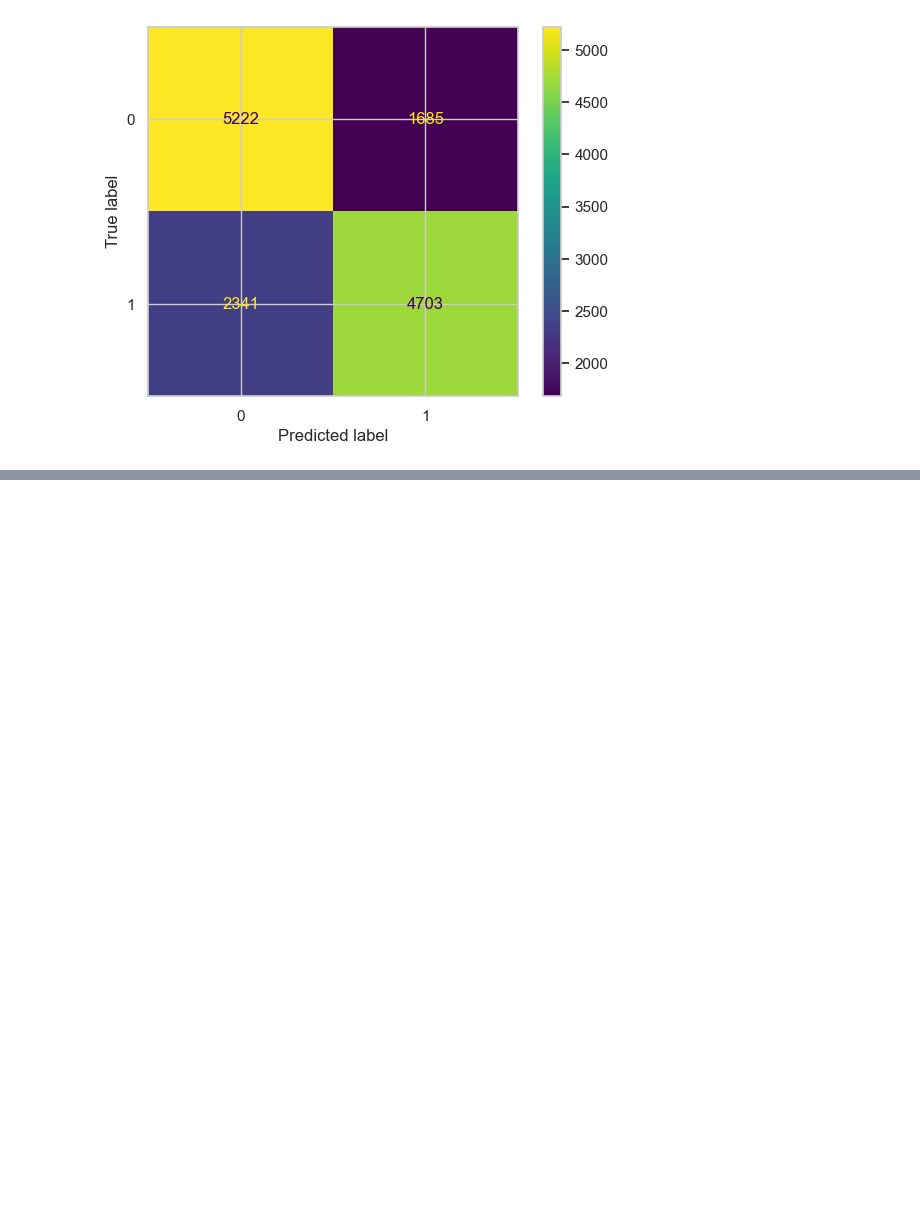
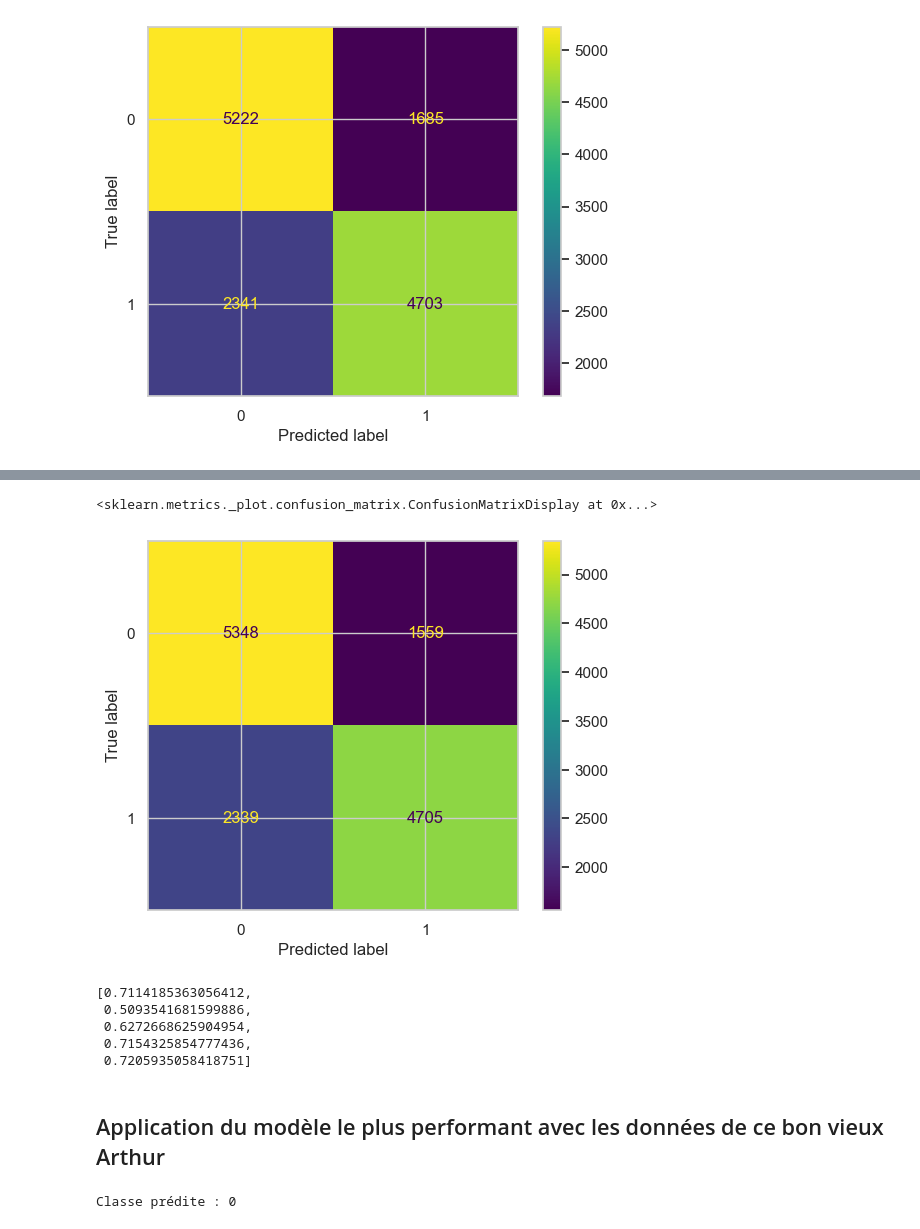
Before and after one commit to ali-bousrira/cardio-vasc-risks, a Jupyter notebook: Cardiovascular risks.ipynb, the cells around one changed output, grey strips where cells are left out. Saved outputs shown, nothing was run; the diff lists cells and outputs as text; code cells hidden in the pictures; blank space fills up the shorter version.

```diff
--- a/Cardiovascular risks.ipynb
+++ b/Cardiovascular risks.ipynb
@@ -295,0 +444,7 @@ disp.plot()
+# %%
+X = df_clean[["age","gender","height","weight","ap_hi","ap_lo","cholesterol","gluc"]]
+y = df_clean["cardio"]
+
+X_train, X_test, y_train, y_test = train_test_split(X, y, test_size=0.2, random_state=42)
+
+X_train.head()
@@ -295,0 +458,7 @@ disp.plot()
+# %%
+model = LogisticRegression(max_iter=1000, C=1.0, penalty='l2', solver='lbfgs')
+model.fit(X_train, y_train)
+
+y_pred = model.predict(X_test)
+print("Accuracy :", accuracy_score(y_test, y_pred))
+print("Rapport de classification :\n", classification_report(y_test, y_pred))
@@ -295,0 +483,24 @@ disp.plot()
+# %%
+cm = confusion_matrix(y_test, y_pred)
+disp = ConfusionMatrixDisplay(confusion_matrix=cm)
+disp.plot()
+# %% [output]
+<sklearn.metrics._plot.confusion_matrix.ConfusionMatrixDisplay at 0x...>
+[figure, added]
+# %%
+scores.append(accuracy_score(y_test, y_pred))
+scores
+# %% [output]
+[0.7114185363056412,
+ 0.5093541681599886,
+ 0.6272668625904954,
+ 0.7154325854777436,
+ 0.7205935058418751]
+# %% [markdown]
+## Application du modèle le plus performant avec les données de ce bon vieux Arthur
+# %%
+nouvelle_donnee = [[19345, 2, 175, 85.0, 128, 96, 1, 1]]
+prediction = model.predict(nouvelle_donnee)
+print("Classe prédite :", prediction[0])
+# %% [output]
+Classe prédite : 0
```
Also changed, not shown: parts of 23 cells of this notebook.
